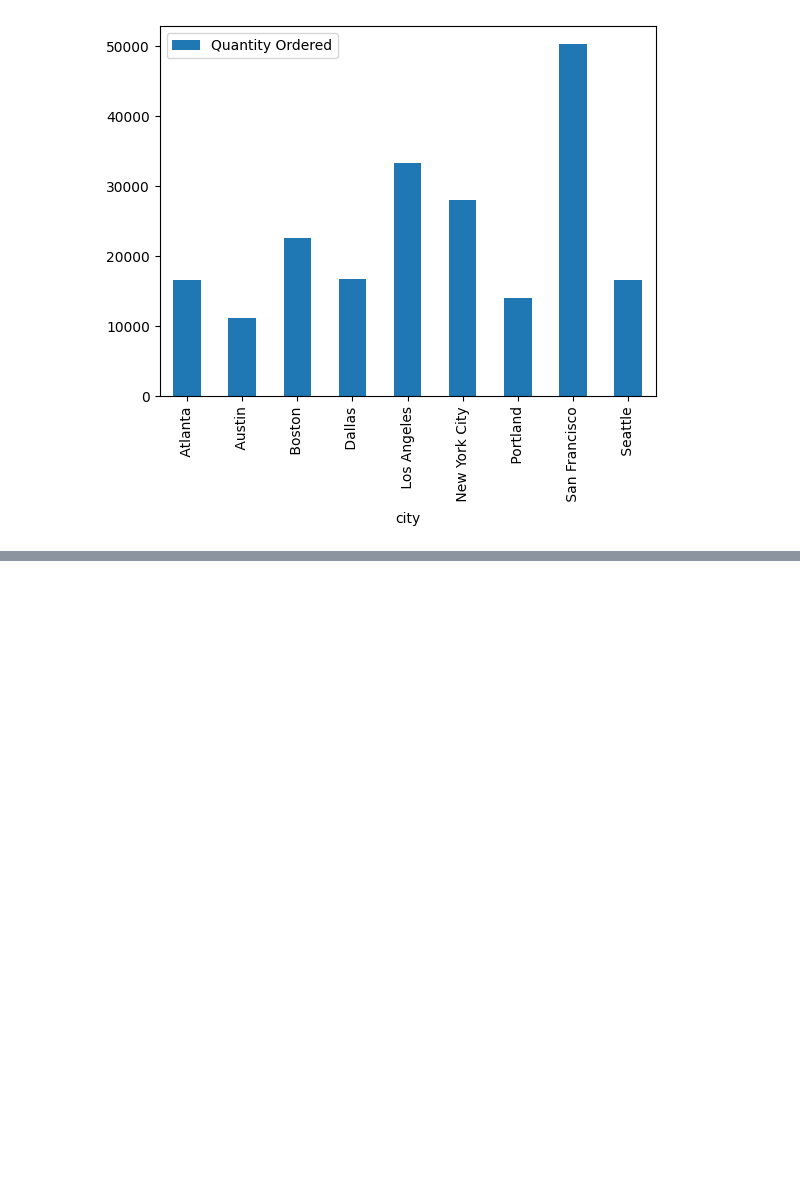
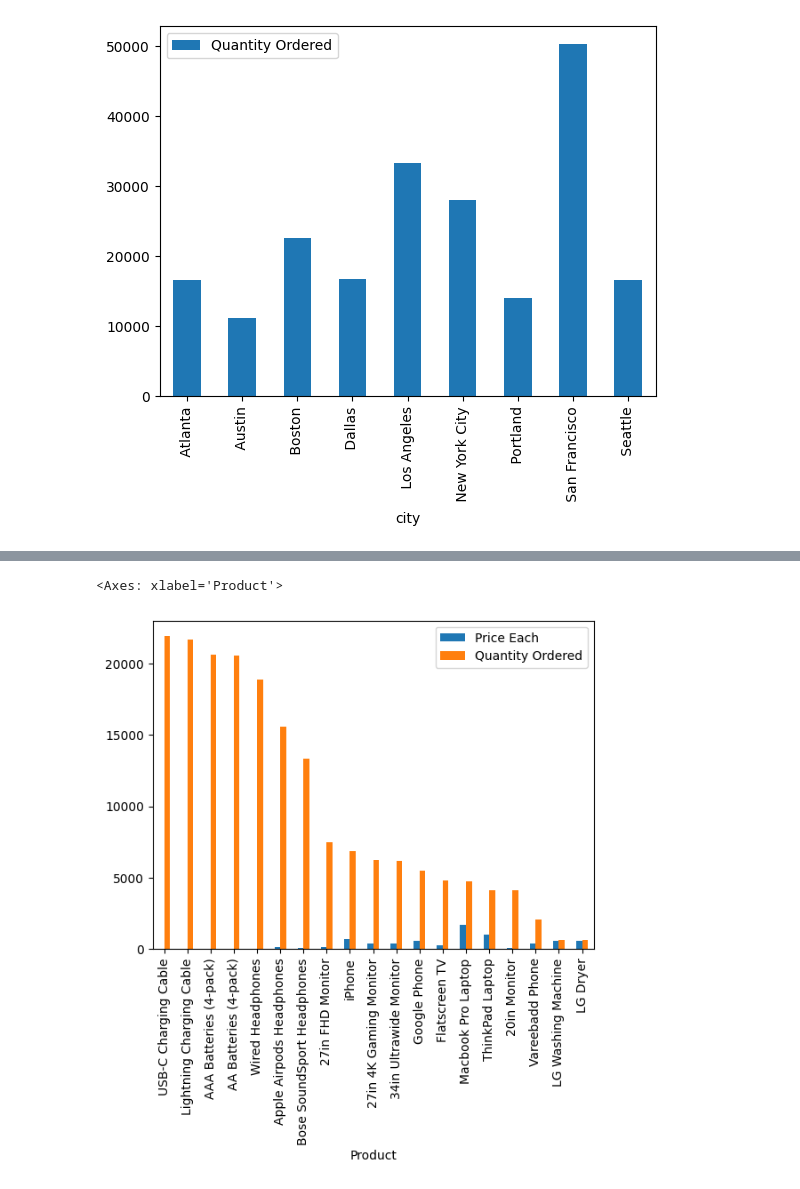
Before and after one commit to Nishantthakurrr/Sales-Data-Analysis, a Jupyter notebook: Sales_Data_Analysis.ipynb, the cells around one changed output, grey strips where cells are left out. Drawn from its saved outputs; the diff is of its cells as text; code cells hidden in the pictures; blank space fills up the shorter version.

```diff
--- a/Sales_Data_Analysis.ipynb
+++ b/Sales_Data_Analysis.ipynb
@@ -368,0 +384,14 @@ Sales_data.pivot_table(index="Product", values="Total_Sales", aggfunc="sum").plo
+# %%
+Sales_qt= Sales_data.pivot_table(
+    index="Product",
+    values=["Quantity Ordered", "Price Each"],  # Include both columns
+    aggfunc={"Quantity Ordered": "count", "Price Each": "mean"}  # Compute count for Quantity Ordered and mean for Price
+).sort_values(by="Quantity Ordered", ascending=False)
+# %%
+# Let's see of the low prices affects the quantity purchased or not
+Sales_qt.plot(kind="bar")
+
+# The lower the price the higher is Quantity ordered
+# %% [output]
+<Axes: xlabel='Product'>
+[figure, added]
```
Also changed, not shown: parts of 10 cells of this notebook.
